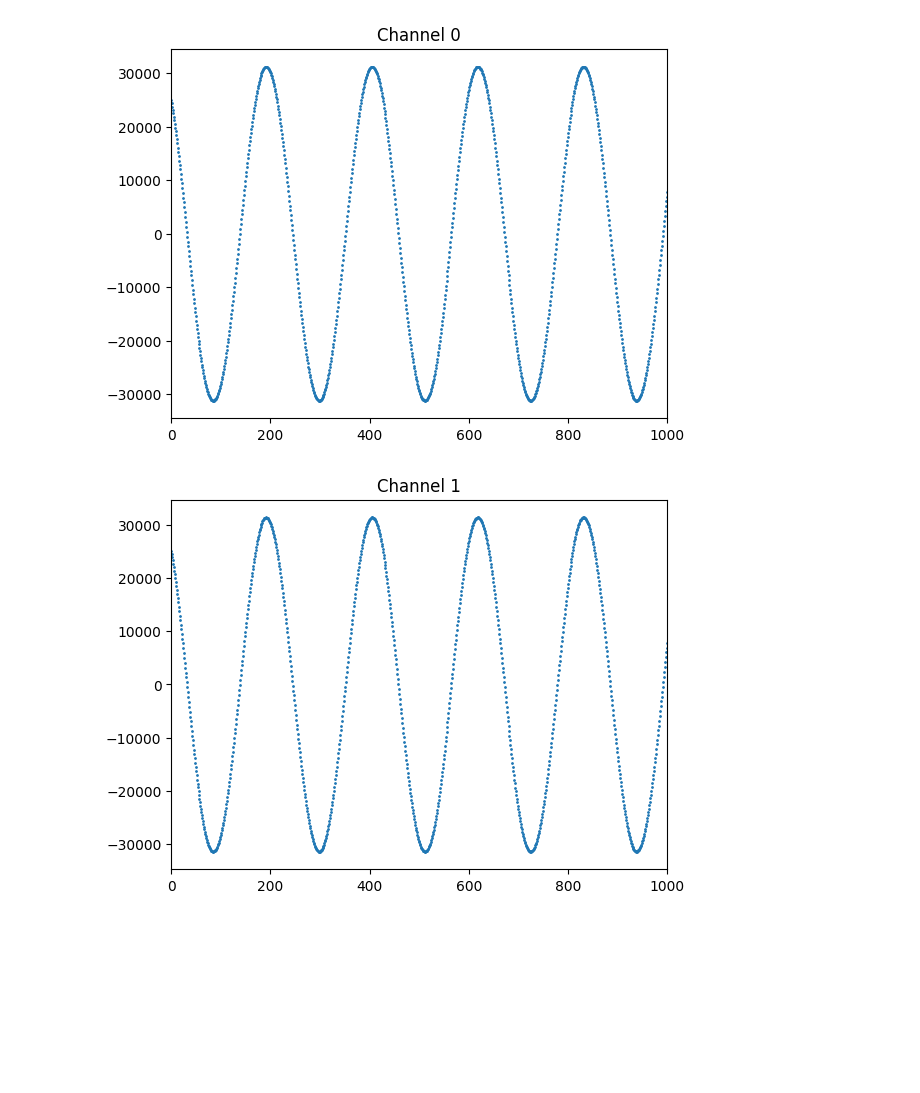
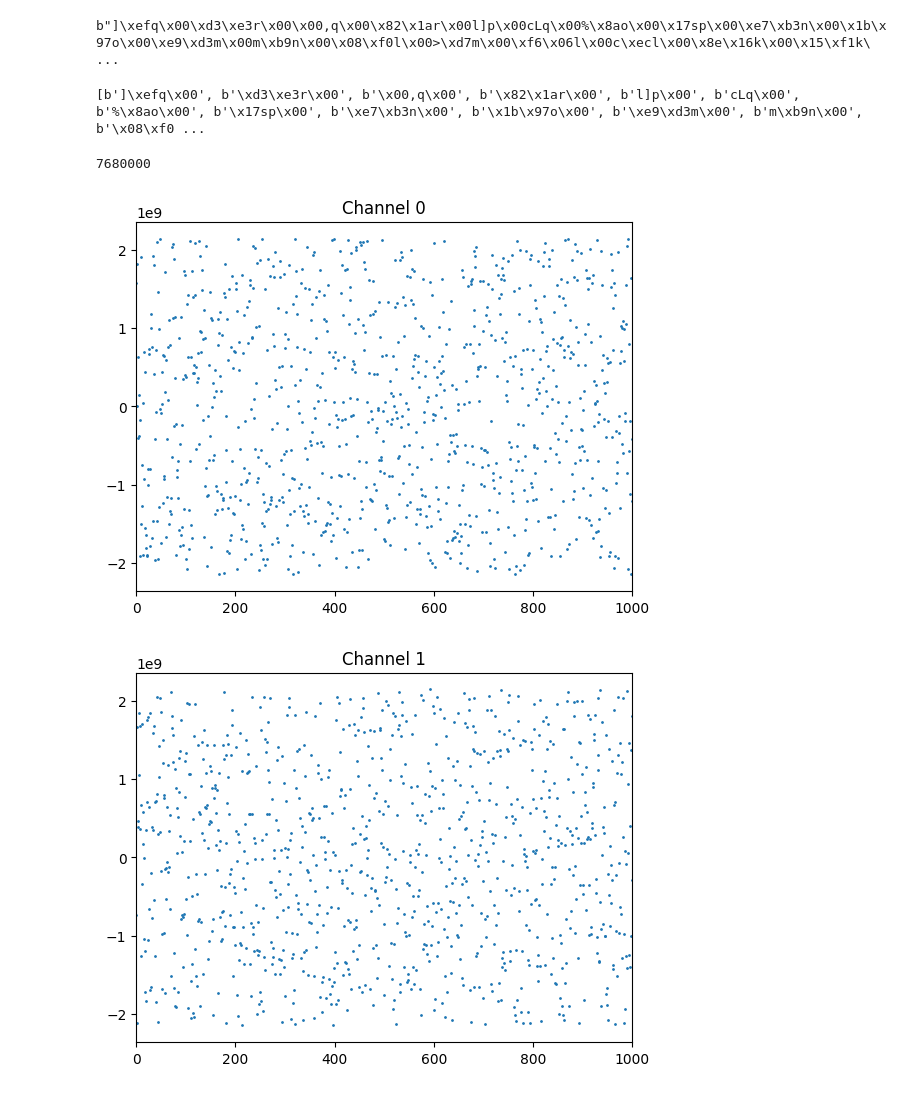
Before and after one commit to biqute/RADIC, a Jupyter notebook: notebooks/function_reader.ipynb, the cells around one changed output. Saved outputs shown, nothing was run; the diff lists cells and outputs as text; code cells hidden in the pictures; blank space fills up the shorter version.

```diff
--- a/notebooks/function_reader.ipynb
+++ b/notebooks/function_reader.ipynb
@@ -19,10 +22,11 @@ pack_format = 'h' # short int (2 bytes) matching the format
 channels = 2 # This is practically the only possibility as far as I managed to understand :|
 rate = 192000 # Maximum rate supported by the board
 # %%
-inp = aa.PCM(aa.PCM_CAPTURE, aa.PCM_NONBLOCK, channels=channels, rate=rate, format=format, periodsize=128*5, cardindex=2)
+inp = aa.PCM(aa.PCM_CAPTURE, aa.PCM_NORMAL, channels=channels, rate=rate, format=aa.PCM_FORMAT_S32_LE, periodsize=512, cardindex=2)
 full_data = []
+lung = []
 
-loops = 10000
+loops = 3750*4
 while loops > 0:
 	loops -= 1
 	# Read data from device
@@ -32,6 +36,7 @@ while loops > 0:
 		print("Capture buffer overrun! Continuing nonetheless ...")
 	elif l:
 		full_data.append(data)
+		lung.append(l)
 		time.sleep(.001)
 # %%
 print(len(full_data))
@@ -52,12 +87,36 @@ for it in iter:
+# %%
+bytes_arr = bytearray()
+
+for a in full_data:
+    bytes_arr.extend(a)
+
+bytes_list = bytes(bytes_arr)
+# %%
+print(bytes_list[0:100])
+# %% [output]
+b"]\xefq\x00\xd3\xe3r\x00\x00,q\x00\x82\x1ar\x00l]p\x00cLq\x00%\x8ao\x00\x17sp\x00\xe7\xb3n\x00\x1b\x97o\x00\xe9\xd3m\x00m\xb9n\x00\x08\xf0l\x00>\xd7m\x00\xf6\x06l\x00c\xecl\x00\x8e\x16k\x00\x15\xf1k\ ...
+# %%
+listed = [bytes_list[i:i+4] for i in range(0,len(bytes_list), 4)]
+# %%
+print(listed[0:100])
+# %% [output]
+[b']\xefq\x00', b'\xd3\xe3r\x00', b'\x00,q\x00', b'\x82\x1ar\x00', b'l]p\x00', b'cLq\x00', b'%\x8ao\x00', b'\x17sp\x00', b'\xe7\xb3n\x00', b'\x1b\x97o\x00', b'\xe9\xd3m\x00', b'm\xb9n\x00', b'\x08\xf0 ...
+# %%
+data_array_0 = [int.from_bytes(b, byteorder='little', signed=True) for b in listed[::2]]
+data_array_1 = [int.from_bytes(c, byteorder='little', signed=True) for c in listed[1::2]]
+# %%
+print(len(data_array_0))
+# %% [output]
+7680000
 # %%
-plt.plot(unpacked_data[::2], marker='o', linestyle='', markersize=1)
+plt.plot(data_array_0, 'o', markersize = 1)
 plt.title('Channel 0')
 plt.xlim(0,1000);
 # %% [output]
-[figure, old version]
+[figure, new version]
 # %%
-plt.plot(unpacked_data[1::2], marker='o', linestyle='', markersize=1)
+plt.plot(data_array_1, 'o', markersize = 1)
 plt.title('Channel 1')
 plt.xlim(0,1000);
 # %% [output]
-[figure, old version]
+[figure, new version]
```
Also changed, not shown: parts of 16 cells of this notebook.
